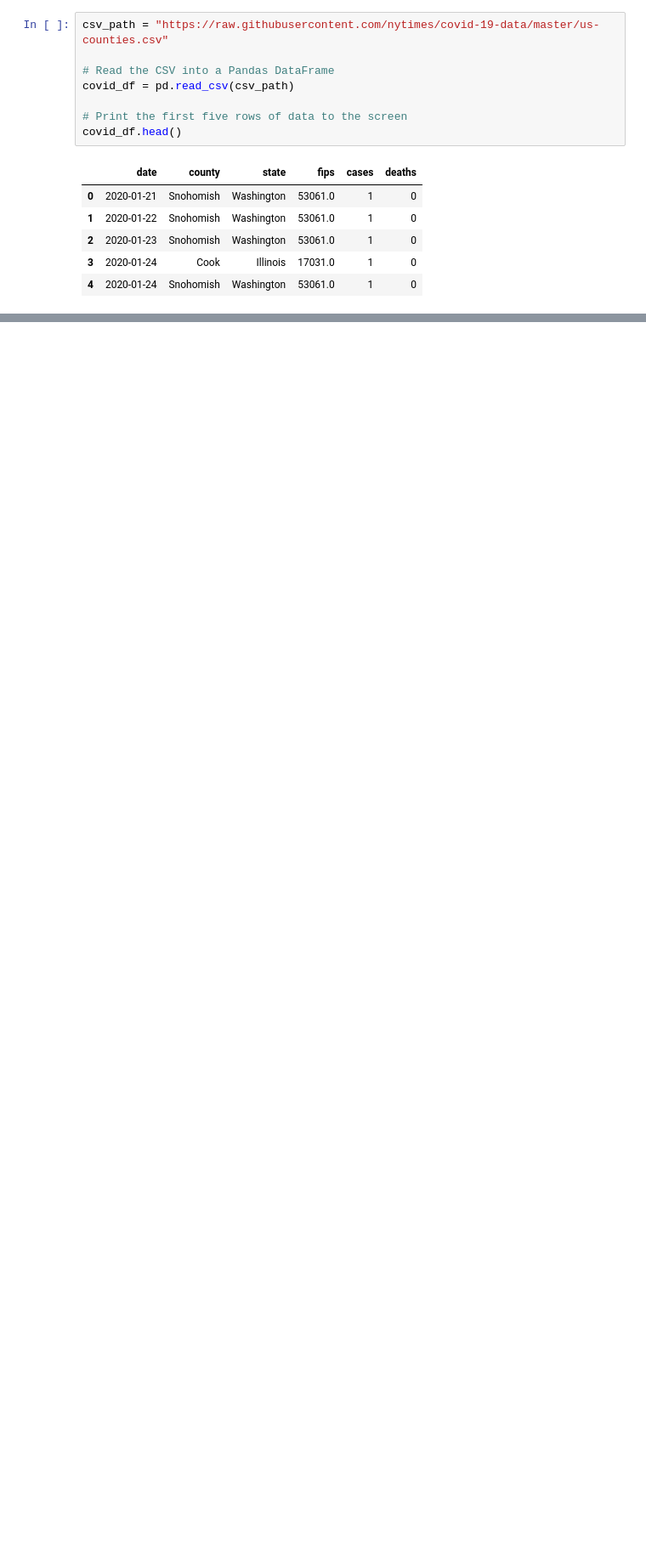
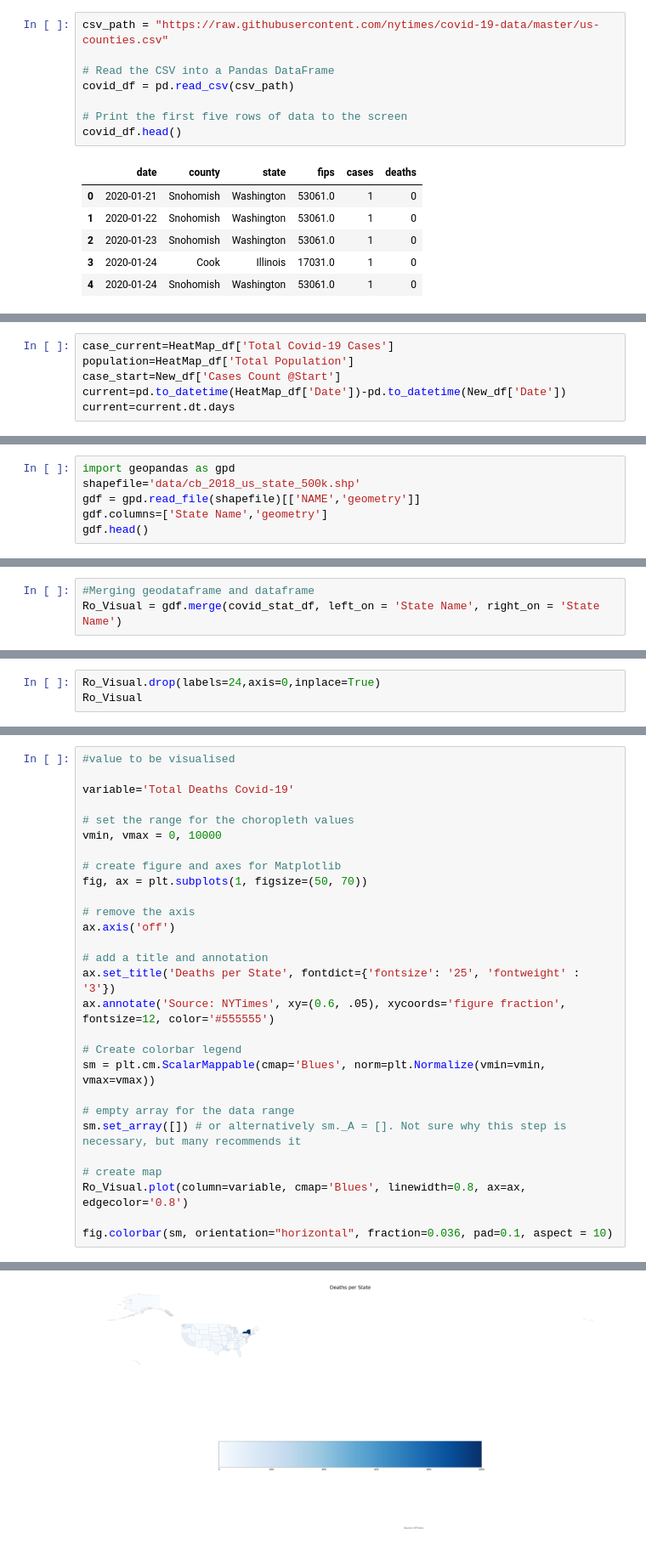
Before and after one commit to jtpeters963/Project-1, a Jupyter notebook: Census_API.ipynb, the cells around one changed output, grey strips where cells are left out. Shown: that part at 85% size. Cells and saved outputs as stored; diff of their text form; blank space fills up the shorter version.

Commit message:
heat map & R0 values

```diff
--- a/Census_API.ipynb
+++ b/Census_API.ipynb
@@ -164,0 +203,6 @@ locations = HeatMap_df[["Lat", "Lng"]]
+# %%
+case_current=HeatMap_df['Total Covid-19 Cases']
+population=HeatMap_df['Total Population']
+case_start=New_df['Cases Count @Start']
+current=pd.to_datetime(HeatMap_df['Date'])-pd.to_datetime(New_df['Date'])
+current=current.dt.days
@@ -164,0 +231,6 @@ locations = HeatMap_df[["Lat", "Lng"]]
+# %%
+import geopandas as gpd
+shapefile='data/cb_2018_us_state_500k.shp'
+gdf = gpd.read_file(shapefile)[['NAME','geometry']]
+gdf.columns=['State Name','geometry']
+gdf.head()
@@ -164,0 +244,3 @@ locations = HeatMap_df[["Lat", "Lng"]]
+# %%
+#Merging geodataframe and dataframe
+Ro_Visual = gdf.merge(covid_stat_df, left_on = 'State Name', right_on = 'State Name')
@@ -164,0 +267,3 @@ locations = HeatMap_df[["Lat", "Lng"]]
+# %%
+Ro_Visual.drop(labels=24,axis=0,inplace=True)
+Ro_Visual
@@ -164,0 +272,29 @@ locations = HeatMap_df[["Lat", "Lng"]]
+# %%
+#value to be visualised
+
+variable='Total Deaths Covid-19'
+
+# set the range for the choropleth values
+vmin, vmax = 0, 10000
+
+# create figure and axes for Matplotlib
+fig, ax = plt.subplots(1, figsize=(50, 70))
+
+# remove the axis
+ax.axis('off')
+
+# add a title and annotation
+ax.set_title('Deaths per State', fontdict={'fontsize': '25', 'fontweight' : '3'})
+ax.annotate('Source: NYTimes', xy=(0.6, .05), xycoords='figure fraction', fontsize=12, color='#555555')
+
+# Create colorbar legend
+sm = plt.cm.ScalarMappable(cmap='Blues', norm=plt.Normalize(vmin=vmin, vmax=vmax))
+
+# empty array for the data range
+sm.set_array([]) # or alternatively sm._A = []. Not sure why this step is necessary, but many recommends it
+
+# create map
+Ro_Visual.plot(column=variable, cmap='Blues', linewidth=0.8, ax=ax, edgecolor='0.8')
+
+fig.colorbar(sm, orientation="horizontal", fraction=0.036, pad=0.1, aspect = 10)
+# %% [output]
@@ -164,0 +302 @@ locations = HeatMap_df[["Lat", "Lng"]]
+[figure, added]
```
Also changed, not shown: parts of 19 cells of this notebook, 8 other files.
